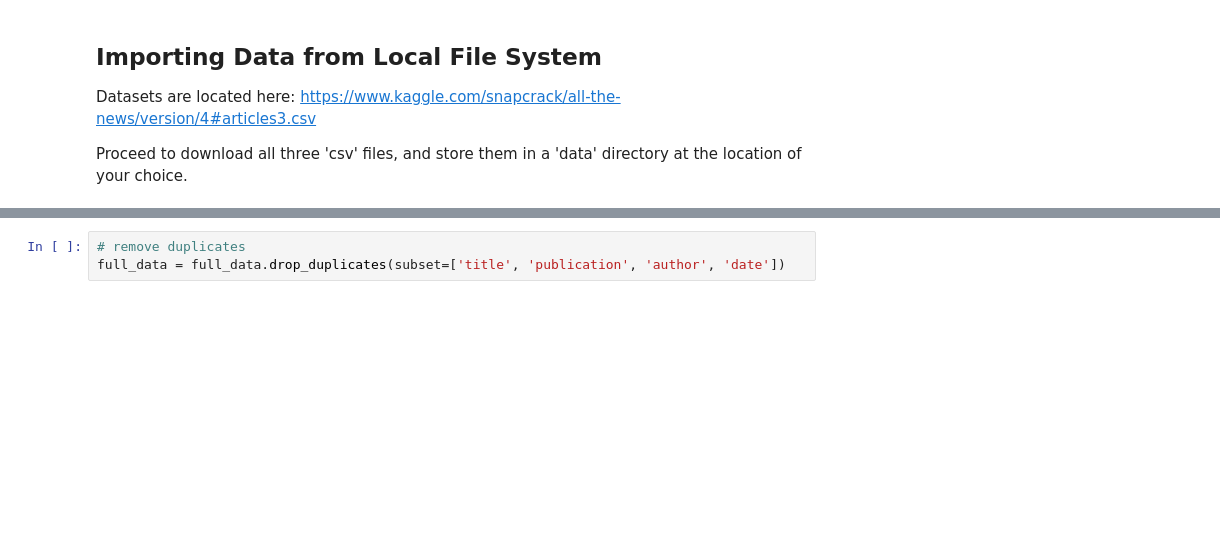
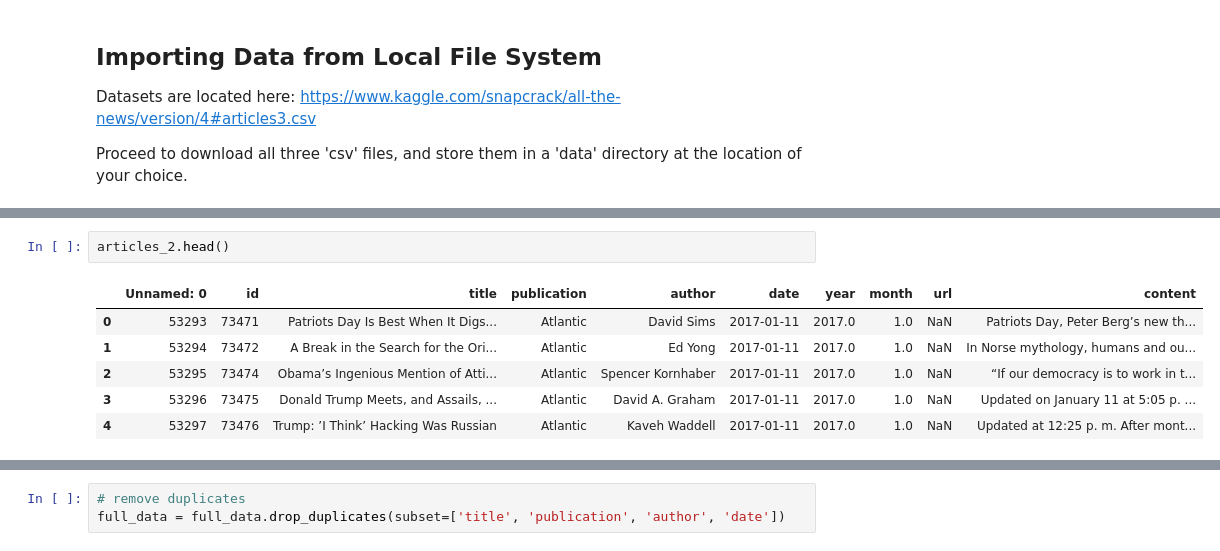
Before and after one commit to s-miramontes/News_Filter, a Jupyter notebook: Pilot/Data Cleanse and Clustering Models.ipynb, the cells around one changed output, grey strips where cells are left out. Cells and saved outputs as stored; diff of their text form; blank space fills up the shorter version.

```diff
--- a/Pilot/Data Cleanse and Clustering Models.ipynb
+++ b/Pilot/Data Cleanse and Clustering Models.ipynb
@@ -23,0 +67,9 @@ articles_1 = pd.read_csv('/Users/mirasilvia/mids/w266/News_Filter/data/articles1
+# %%
+articles_2.head()
+# %% [output]
+|  | Unnamed: 0 | id | title | publication | author | date | year | month | url | content |
+| 0 | 53293 | 73471 | Patriots Day Is Best When It Digs... | Atlantic | David Sims | 2017-01-11 | 2017.0 | 1.0 | NaN | Patriots Day, Peter Berg’s new th... |
+| 1 | 53294 | 73472 | A Break in the Search for the Ori... | Atlantic | Ed Yong | 2017-01-11 | 2017.0 | 1.0 | NaN | In Norse mythology, humans and ou... |
+| 2 | 53295 | 73474 | Obama’s Ingenious Mention of Atti... | Atlantic | Spencer Kornhaber | 2017-01-11 | 2017.0 | 1.0 | NaN | “If our democracy is to work in t... |
+| 3 | 53296 | 73475 | Donald Trump Meets, and Assails, ... | Atlantic | David A. Graham | 2017-01-11 | 2017.0 | 1.0 | NaN | Updated on January 11 at 5:05 p. ... |
+| 4 | 53297 | 73476 | Trump: ’I Think’ Hacking Was Russian | Atlantic | Kaveh Waddell | 2017-01-11 | 2017.0 | 1.0 | NaN | Updated at 12:25 p. m. After mont... |
```
Also changed, not shown: parts of 120 cells of this notebook.
